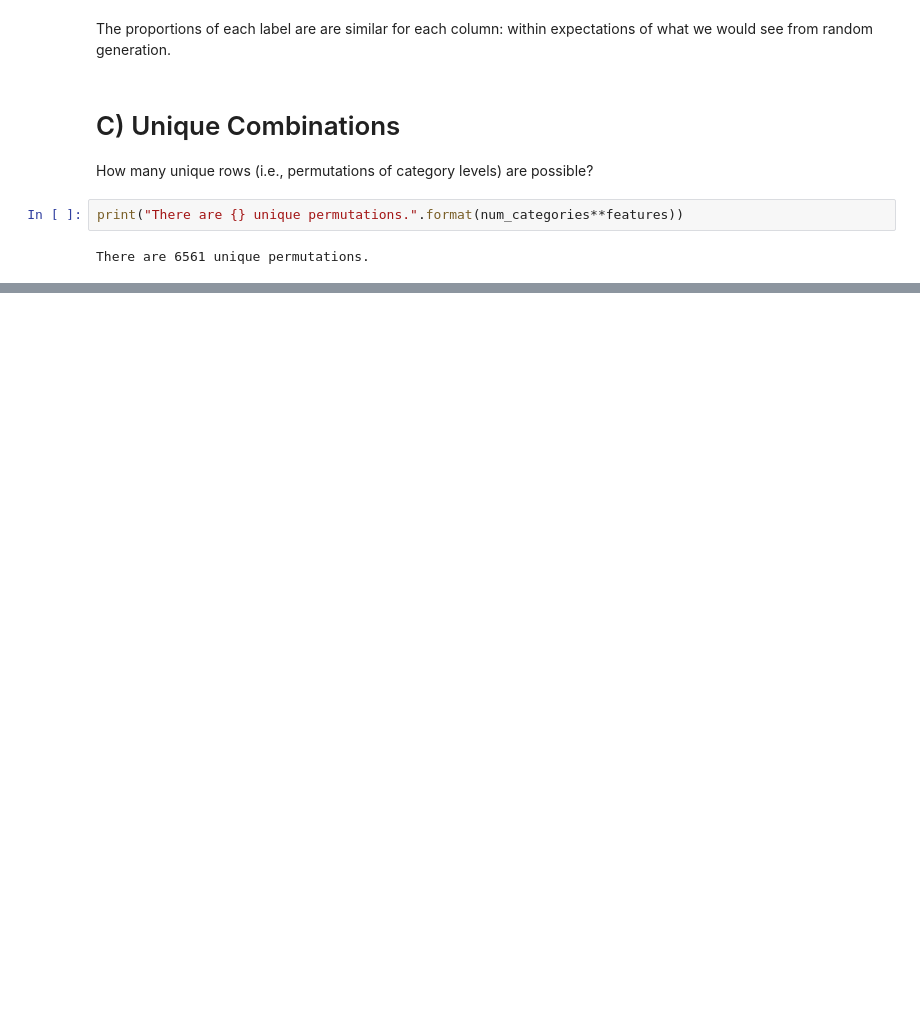
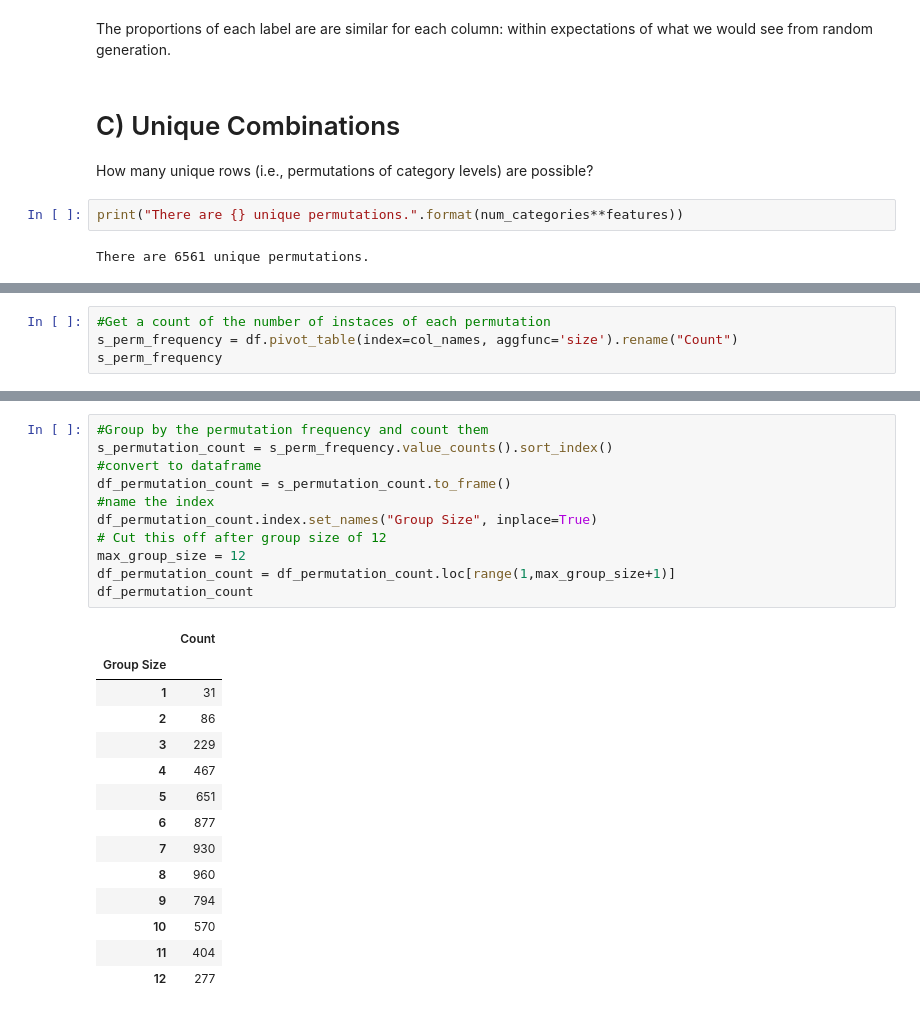
Before and after one commit to adhardy/mirador-task-sheet, a Jupyter notebook: k-anonymity analysis.ipynb, the cells around one changed output, grey strips where cells are left out. Drawn from its saved outputs; the diff is of its cells as text; blank space fills up the shorter version.

Commit message:
d - table and plot

```diff
--- a/k-anonymity analysis.ipynb
+++ b/k-anonymity analysis.ipynb
@@ -84,0 +89,4 @@ There are 6561 unique permutations.
+# %%
+#Get a count of the number of instaces of each permutation
+s_perm_frequency = df.pivot_table(index=col_names, aggfunc='size').rename("Count")
+s_perm_frequency
@@ -84,0 +107,26 @@ There are 6561 unique permutations.
+# %%
+#Group by the permutation frequency and count them
+s_permutation_count = s_perm_frequency.value_counts().sort_index()
+#convert to dataframe
+df_permutation_count = s_permutation_count.to_frame()
+#name the index
+df_permutation_count.index.set_names("Group Size", inplace=True)
+# Cut this off after group size of 12
+max_group_size = 12
+df_permutation_count = df_permutation_count.loc[range(1,max_group_size+1)]
+df_permutation_count
+# %% [output]
+|  | Count |
+| Group Size |  |
+| 1 | 31 |
+| 2 | 86 |
+| 3 | 229 |
+| 4 | 467 |
+| 5 | 651 |
+| 6 | 877 |
+| 7 | 930 |
+| 8 | 960 |
+| 9 | 794 |
+| 10 | 570 |
+| 11 | 404 |
+| 12 | 277 |
```
Also changed, not shown: parts of 6 cells of this notebook.
